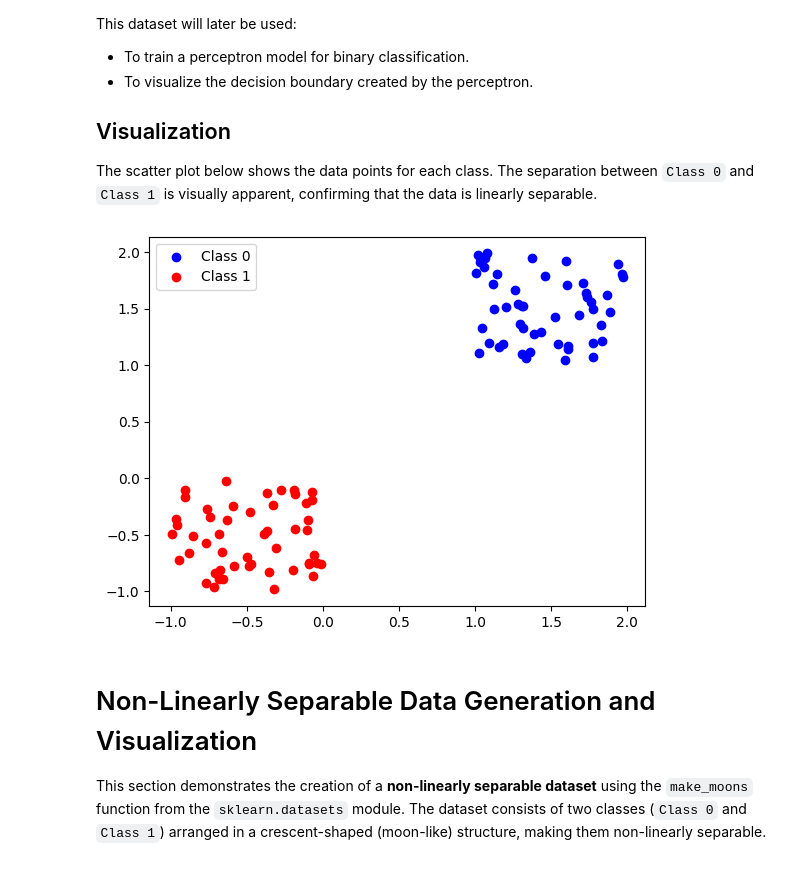
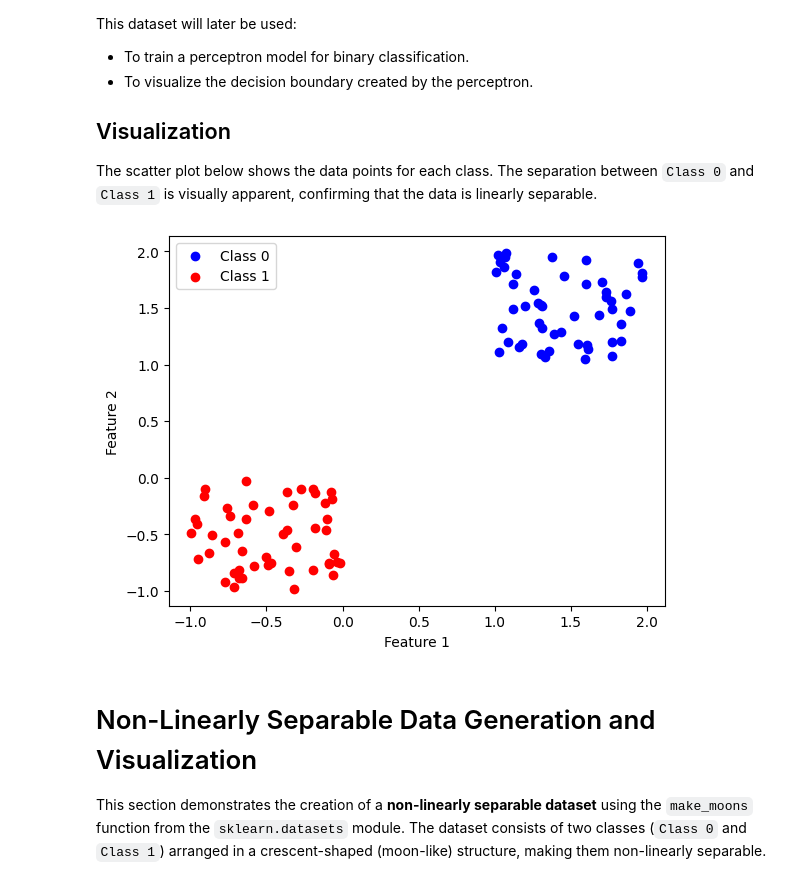
Before and after one commit to AlinaM354276/labs_seminars, a Jupyter notebook: lab05/lab05.ipynb, the cells around one changed output. Saved outputs shown, nothing was run; the diff lists cells and outputs as text; code cells hidden in the pictures.

```diff
--- a/lab05/lab05.ipynb
+++ b/lab05/lab05.ipynb
@@ -27,21 +27,23 @@ The scatter plot below shows the data points for each class. The separation betw
 # %%
 import numpy as np
 import matplotlib.pyplot as plt
 
 # Generate linearly separable data
 np.random.seed(42)  # Set random seed for reproducibility
 class_0 = np.random.rand(50, 2) + 1  # Points for Class 0
 class_1 = np.random.rand(50, 2) - 1  # Points for Class 1
 X_linear = np.vstack((class_0, class_1))  # Combine both classes
 y_linear = np.array([0] * 50 + [1] * 50)  # Labels for the data (0 and 1)
 
 # Visualize the generated data
 plt.scatter(X_linear[:50, 0], X_linear[:50, 1], color='blue', label='Class 0')  # Class 0 points
 plt.scatter(X_linear[50:, 0], X_linear[50:, 1], color='red', label='Class 1')  # Class 1 points
+plt.xlabel("Feature 1")
+plt.ylabel("Feature 2")
 plt.legend()  # Add legend to distinguish classes
 plt.show()  # Display the plot
 # %% [output]
-[figure, old version]
+[figure, new version]
 # %% [markdown]
 # Non-Linearly Separable Data Generation and Visualization
 
```
Also changed, not shown: parts of 17 cells of this notebook.
